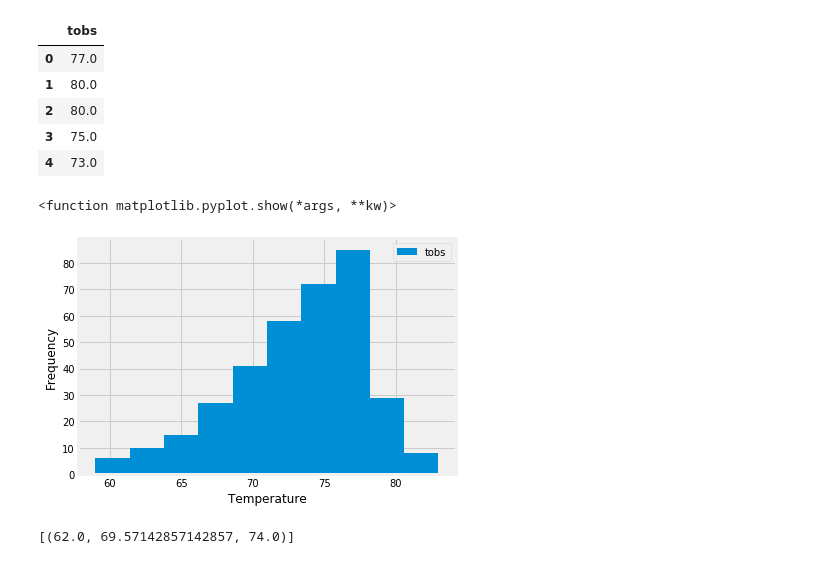
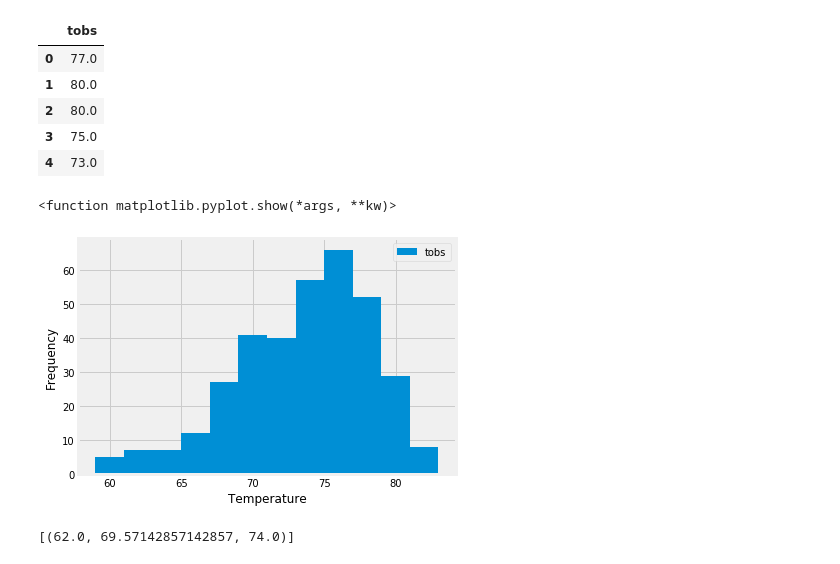
Before and after one commit to sincekara/SQL_Alchemy_Analysis, a Jupyter notebook: Instructions/Climate_Starter_SQL Alch.ipynb, the cells around one changed output. Saved outputs shown, nothing was run; the diff lists cells and outputs as text; code cells hidden in the pictures.

```diff
--- a/Instructions/Climate_Starter_SQL Alch.ipynb
+++ b/Instructions/Climate_Starter_SQL Alch.ipynb
@@ -162,14 +167,14 @@ df2.head()
 | 3 | 75.0 |
 | 4 | 73.0 |
 # %%
-df2.plot.hist()
+df2.plot.hist(by = "station", bins = 12, figsize = (6,4))
 plt.xlabel("Temperature")
 plt.ylabel("Frequency")
 plt.tight_layout()
 plt.show
 # %% [output]
 <function matplotlib.pyplot.show(*args, **kw)>
-[figure, old version]
+[figure, new version]
 # %%
 # This function called `calc_temps` will accept start date and end date in the format '%Y-%m-%d'
 # and return the minimum, average, and maximum temperatures for that range of dates
```
Also changed, not shown: parts of 4 cells of this notebook, 8 other files.
